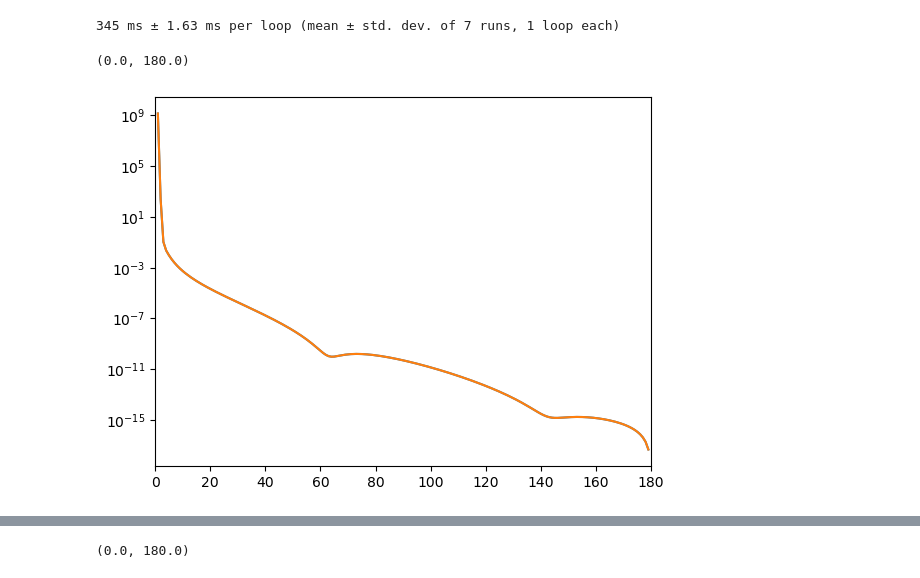
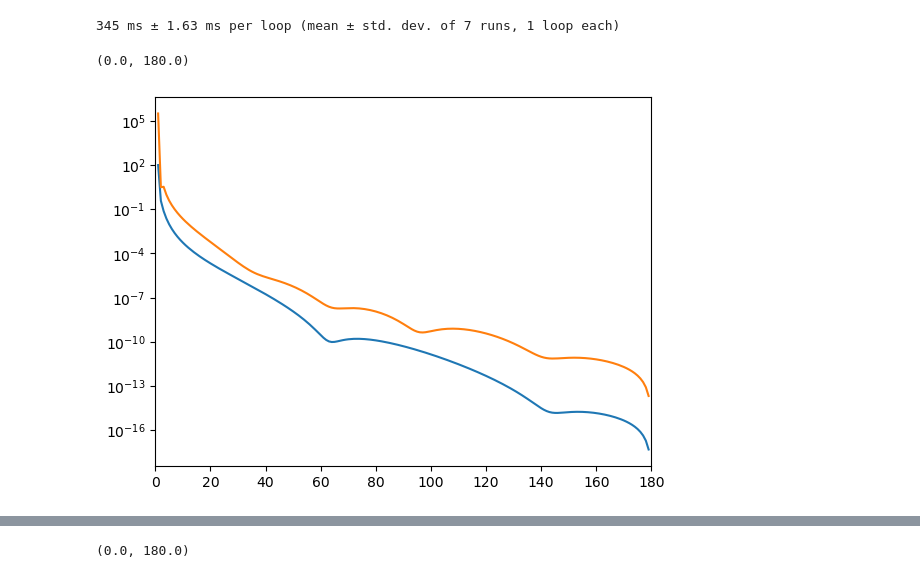
Before and after one commit to Partynumbers42/phasr, a Jupyter notebook: TemporaryTesting.ipynb, the cells around one changed output, grey strips where cells are left out. Cells and saved outputs as stored; diff of their text form; code cells hidden in the pictures.

```diff
--- a/TemporaryTesting.ipynb
+++ b/TemporaryTesting.ipynb
@@ -1720,6 +1720,6 @@ Au = phr.nucleus('test_Au',Z=79,A=197,rc=R)
 ## Precision Accessment
 # %%
 theta=np.arange(10,180,1)
-phr.dirac_solvers.post_processing.crosssection.optimise_precision(250,theta*pi/180,Al,lepton_mass=0,subtractions=3,recoil=True,verbose=False)
+phr.dirac_solvers.post_processing.crosssection.optimise_precision(250,theta*pi/180,Al,crosssection_precision=1e-2)
 # %% [output]
 new best: {'method': 'DOP853', 'N_partial_waves': 100, 'atol': 1e-13, 'rtol': 1e-13, 'energy_norm': 197.3269804, 'phase_difference_limit': 0.0}
@@ -1747,0 +1748,3 @@ time: 0.18622875213623047 0.0002739647498446663
+# %%
+theta=np.arange(10,180,1)
+phr.dirac_solvers.post_processing.crosssection.optimise_precision(250,theta*pi/180,Al)
@@ -1906,11 +1932,11 @@ plt.xlim(20,40)
 345 ms ± 1.63 ms per loop (mean ± std. dev. of 7 runs, 1 loop each)
 # %%
 theta=np.arange(1,180,1)
-plt.plot(theta,phr.crosssection_lepton_nucleus_scattering(250,theta*pi/180,Al,subtractions=3,N_partial_waves=50,recoil=True,verbose=False,potential_precision=1e-9))
-plt.plot(theta,phr.crosssection_lepton_nucleus_scattering(250,theta*pi/180,Al,subtractions=3,N_partial_waves=50,recoil=True,verbose=False,potential_precision=1e-6))
+plt.plot(theta,phr.crosssection_lepton_nucleus_scattering(250,theta*pi/180,Al))
+plt.plot(theta,phr.crosssection_lepton_nucleus_scattering(250,theta*pi/180,Au))
 #plt.plot(theta,phr.crosssection_lepton_nucleus_scattering(1000,theta*pi/180,Al,subtractions=3,N_partial_waves=50,recoil=True,verbose=False,potential_precision=1e-5))
 plt.yscale('log')
 plt.xlim(0,180)
 # %% [output]
 (0.0, 180.0)
-[figure, old version]
+[figure, new version]
```
Also changed, not shown: parts of 7 cells of this notebook, 1 other file.
